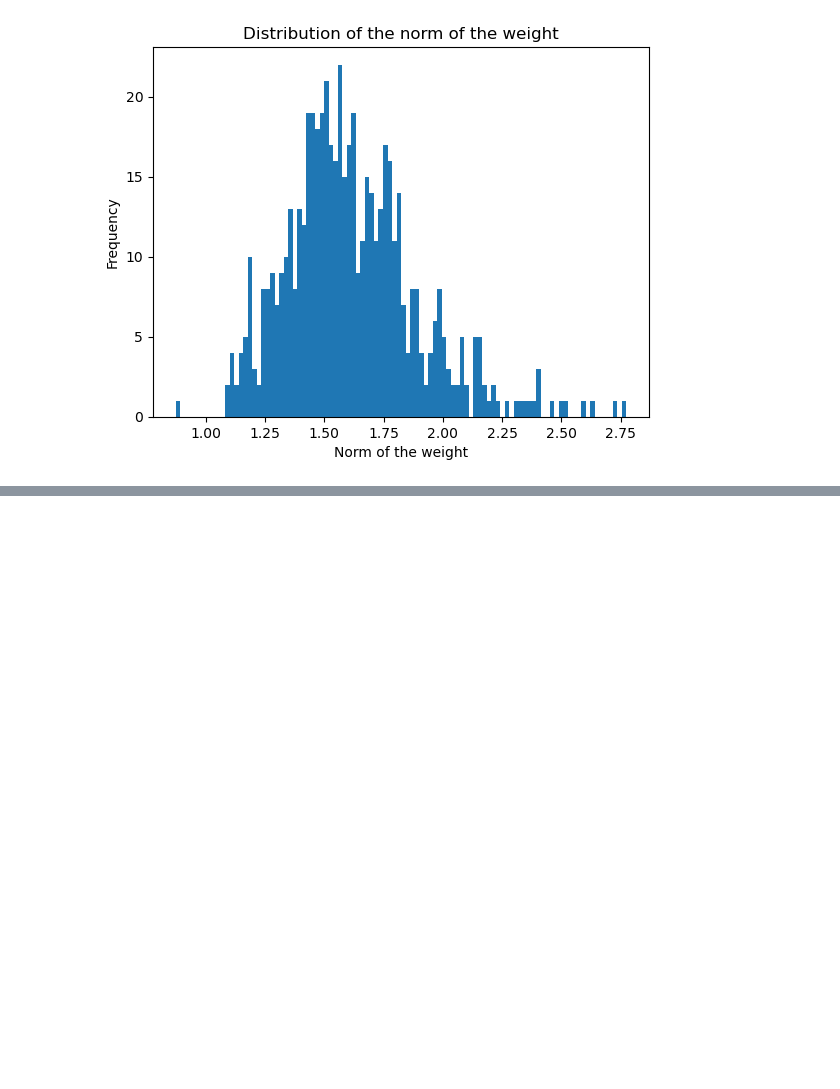
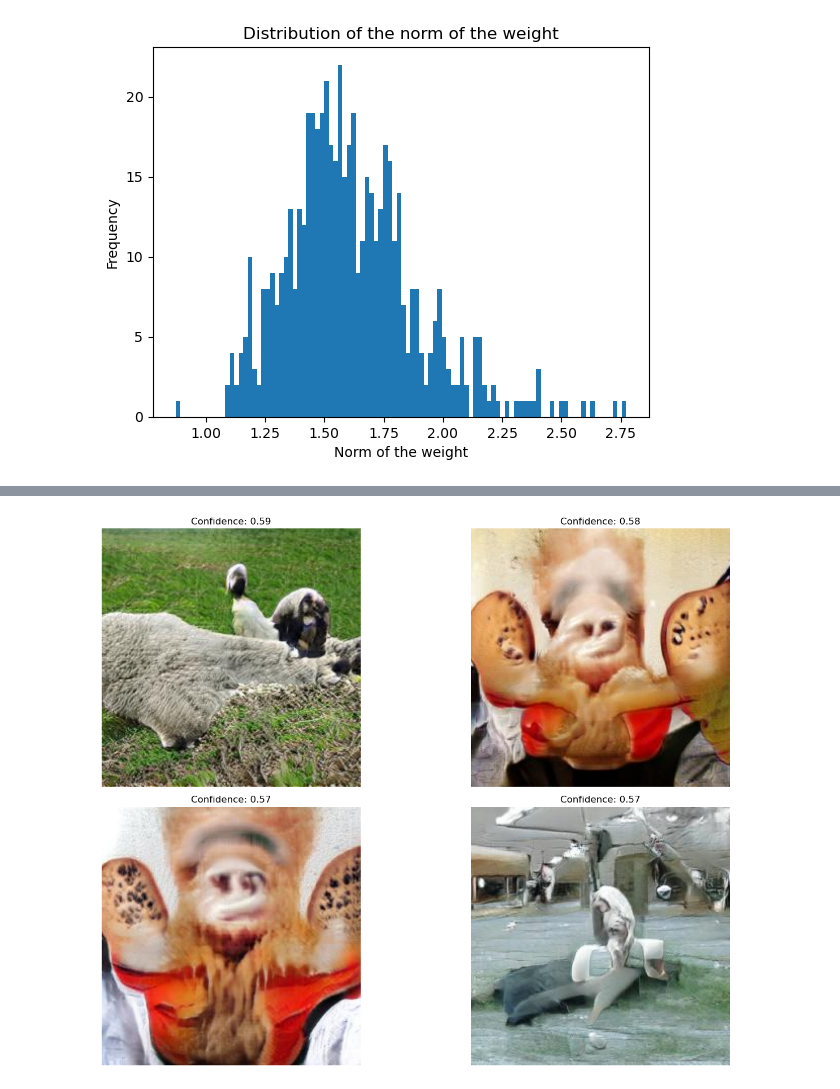
Before and after one commit to Animadversio/Neuro-ActMax-GAN-comparison, a Jupyter notebook: notebooks/EcoSet_BigGAN_playground.ipynb, the cells around one changed output, grey strips where cells are left out. Saved outputs shown, nothing was run; the diff lists cells and outputs as text; code cells hidden in the pictures; blank space fills up the shorter version.

Commit message:
Dog detection!

```diff
--- a/notebooks/EcoSet_BigGAN_playground.ipynb
+++ b/notebooks/EcoSet_BigGAN_playground.ipynb
@@ -760,0 +973,9 @@ plt.show()
+# %%
+for img_path, result in zip(batch_files, results):
+    boxes = result.boxes
+    for box in boxes:
+        if box.cls == 16:  # If dog detected
+            confidence = box.conf.item()
+            # dog_images[img_path] = confidence
+            print(confidence, box)
+            break
@@ -760,0 +1063,18 @@ plt.show()
+# %%
+import matplotlib.pyplot as plt
+# Sort dog images by confidence score
+sorted_dog_images = dict(sorted(dog_images.items(), key=lambda x: x[1], reverse=True))
+
+# Display some example detections
+plt.figure(figsize=(15, 10))
+for i, (img_path, conf) in enumerate(list(sorted_dog_images.items())[10:14]
+                                     ):
+    plt.subplot(2, 2, i+1)
+    img = plt.imread(img_path)
+    plt.imshow(img)
+    plt.title(f'Confidence: {conf:.2f}')
+    plt.axis('off')
+plt.tight_layout()
+plt.show()
+# %% [output]
+[figure, added]
```
Also changed, not shown: parts of 17 cells of this notebook, 2 other files.
